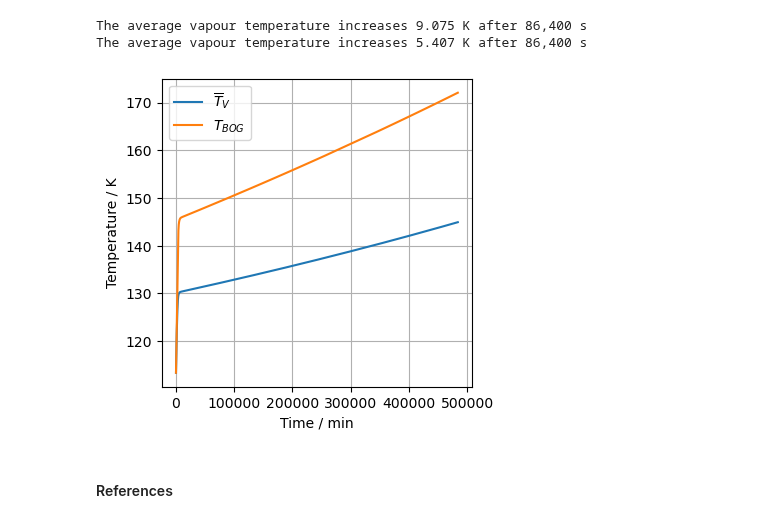
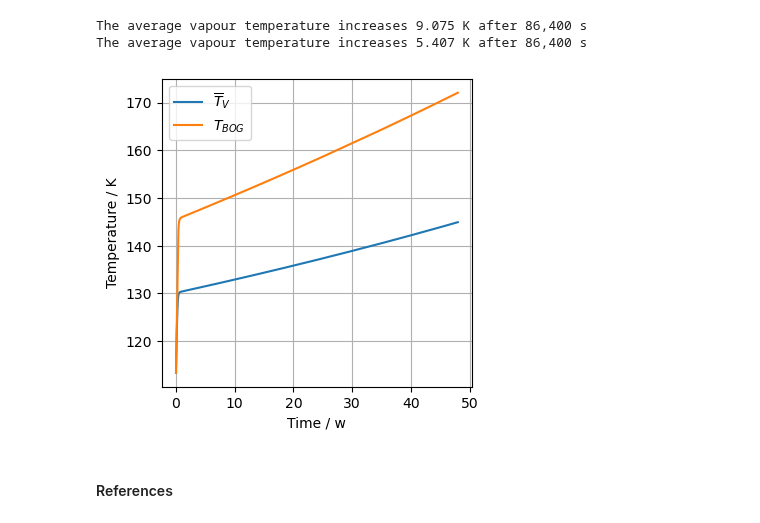
Before and after one commit to felipehuerta17/CryoEvap, a Jupyter notebook: notebooks/methane_large_longterm.ipynb, the cells around one changed output. Cells and saved outputs as stored; diff of their text form; code cells hidden in the pictures.

```diff
--- a/notebooks/methane_large_longterm.ipynb
+++ b/notebooks/methane_large_longterm.ipynb
@@ -223,9 +218,9 @@ print("The average vapour temperature increases %.3f K after 86,400 s" %dT_avg_t
 The average vapour temperature increases 9.075 K after 86,400 s
 The average vapour temperature increases 5.407 K after 86,400 s
 # %%
-large_tank.plot_tv_BOG(t_unit='min')
+large_tank.plot_tv_BOG(t_unit='w')
 # %% [output]
-[figure, old version]
+[figure, new version]
 # %% [markdown]
 #### References
 # %% [markdown]
```
Also changed, not shown: parts of 4 cells of this notebook, 9 other files.
